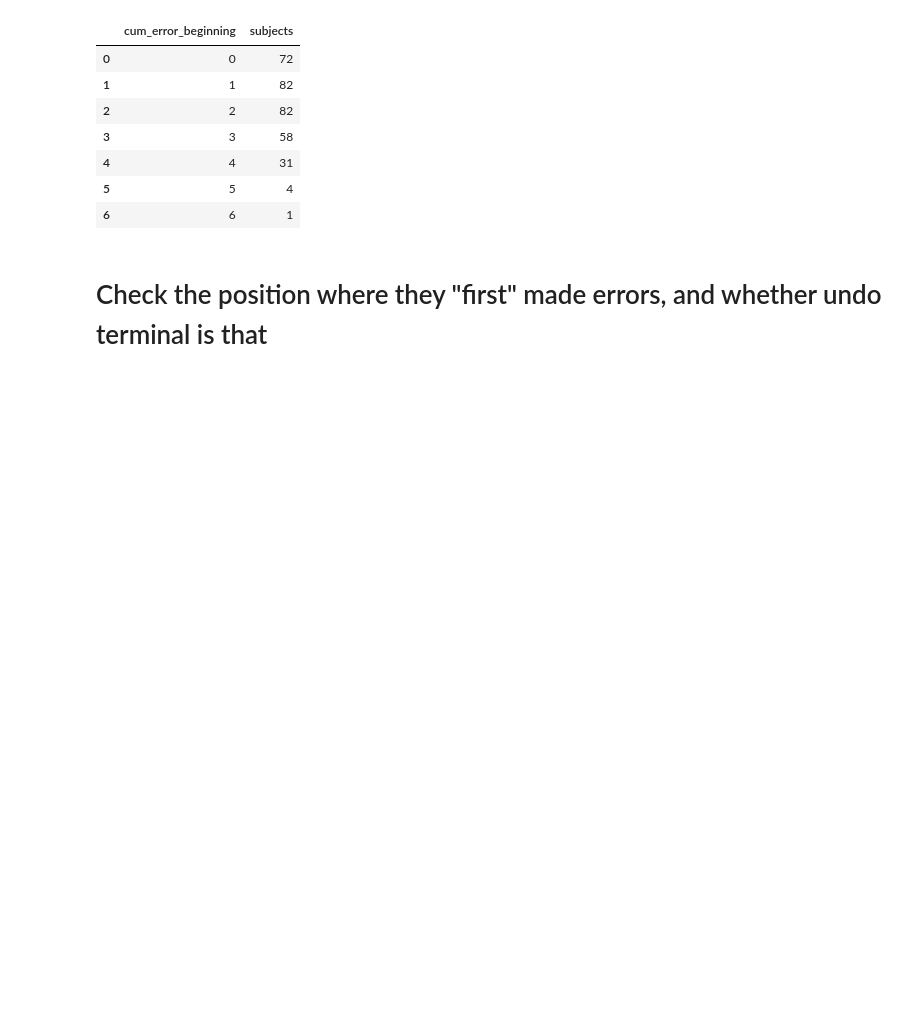
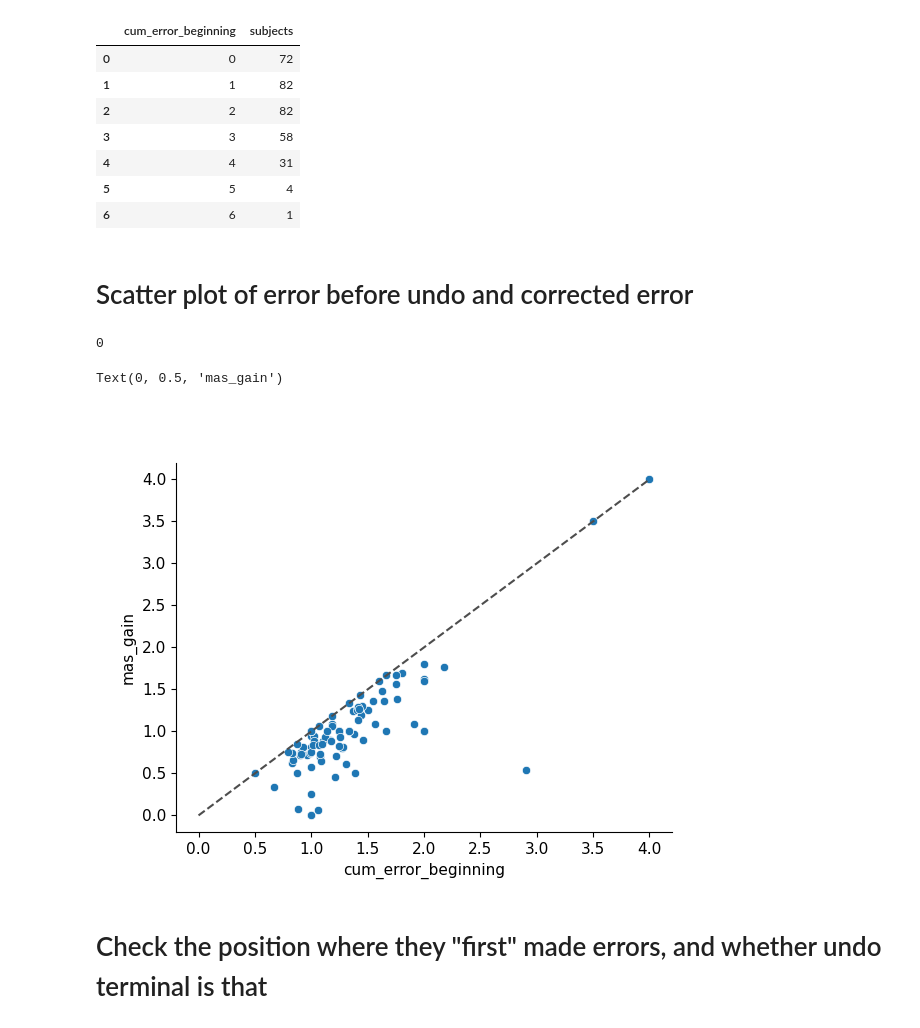
Before and after one commit to sherrybao222/Road_Construction, a Jupyter notebook: analysis/online_2022/Track_error_history.ipynb, the cells around one changed output. Cells and saved outputs as stored; diff of their text form; code cells hidden in the pictures; blank space fills up the shorter version.

Commit message:
update figures and statistics (mainly track error history part)

```diff
--- a/analysis/online_2022/Track_error_history.ipynb
+++ b/analysis/online_2022/Track_error_history.ipynb
@@ -30,4 +30,4 @@ map_dir = 'active_map/'
 # data_dir  = 'data/preprocessed'
 # out_dir = home_dir + 'figures/cogsci_2022/'
 out_dir2 = home_dir + 'stat_model/'
-R_out_dir = home_dir + 'R_analysis_data/'
+data_dir = home_dir + 'R_analysis_data/'
@@ -64,0 +58,21 @@ sc_data_choice_level
+# %%
+data_puzzle_level = pd.read_csv(data_dir +  'data.csv') # first column is subject
+puzzleID_order_data = data_puzzle_level.sort_values(["subjects","puzzleID","condition"])
+
+puzzleID_order_data['mas'] = puzzleID_order_data.mas - 1
+
+# add branching-node RT to puzzle data
+index_start = data_choice_level.index[(data_choice_level['branchingFirst'] == True)]
+RT_branching = list(data_choice_level.loc[index_start+1, 'RT'])
+subjects_chosen = list(data_choice_level.loc[index_start+1, 'subjects'])
+puzzle_chosen = list(data_choice_level.loc[index_start+1, 'puzzleID'])
+
+for i in range(len(subjects_chosen)): #
+    index_chosen = puzzleID_order_data.index[(puzzleID_order_data['condition']==1)&(puzzleID_order_data['subjects']==subjects_chosen[i])&(puzzleID_order_data['puzzleID']==puzzle_chosen[i])]
+    puzzleID_order_data.loc[index_chosen,'RT_branching'] = RT_branching[i]
+puzzleID_order_data['RT_branching'] = puzzleID_order_data['RT_branching']/1000
+
+single_condition_data = puzzleID_order_data[puzzleID_order_data['condition']==1].copy()
+single_condition_data = single_condition_data.reset_index(drop=True)
+
+data_puzzle_level
@@ -98,7 +126,7 @@ def text(p):
 mas_gain_df = pd.DataFrame(columns = ['subjects','puzzleID','cum_error_beginning','error_beginning','mas_gain'])
 
 for sub in range(100):
-    dat_sbj  = sc_data_choice_level[sc_data_choice_level['subjects']==sub].sort_values(["puzzleID","index"]) # here the index is original index in data_choice_level
+    dat_sbj  = sc_data_choice_level[sc_data_choice_level['subjects']==sub].sort_values(["puzzleID","index_copy"]) # here the index is original index in data_choice_level
     for pzi in np.unique(sc_data_choice_level['puzzleID']):
 
         cum_error_beginning_list = []
@@ -226,6 +256,27 @@ mas_gain_df_sub.groupby(['cum_error_beginning'])['subjects'].count().reset_index
 | 4 | 4 | 31 |
 | 5 | 5 | 4 |
 | 6 | 6 | 1 |
+# %% [markdown]
+# Scatter plot of error before undo and corrected error
+# %%
+# scatter plot of cum_error_beginning and mas_gain in mas_gain_df
+mas_gain_df_sub = mas_gain_df.groupby(['subjects'])['cum_error_beginning','mas_gain'].mean().reset_index()
+sum(mas_gain_df_sub.cum_error_beginning < mas_gain_df_sub.mas_gain)
+# %% [output]
+0
+# %%
+
+%matplotlib widget
+fig1, ax1 = plt.subplots()
+
+sns.scatterplot(x='cum_error_beginning', y='mas_gain', data=mas_gain_df_sub)
+# add diagonal line
+ax1.plot([0, 4], [0, 4], ls="--", c=".3")
+ax1.set_xlabel("cum_error_beginning")
+ax1.set_ylabel("mas_gain")
+# %% [output]
+Text(0, 0.5, 'mas_gain')
+[figure, added]
 # %% [markdown]
 # Check the position where they "first" made errors, and whether undo terminal is that
 # %% [markdown]
```
Also changed, not shown: parts of 23 cells of this notebook, 4 other files.
